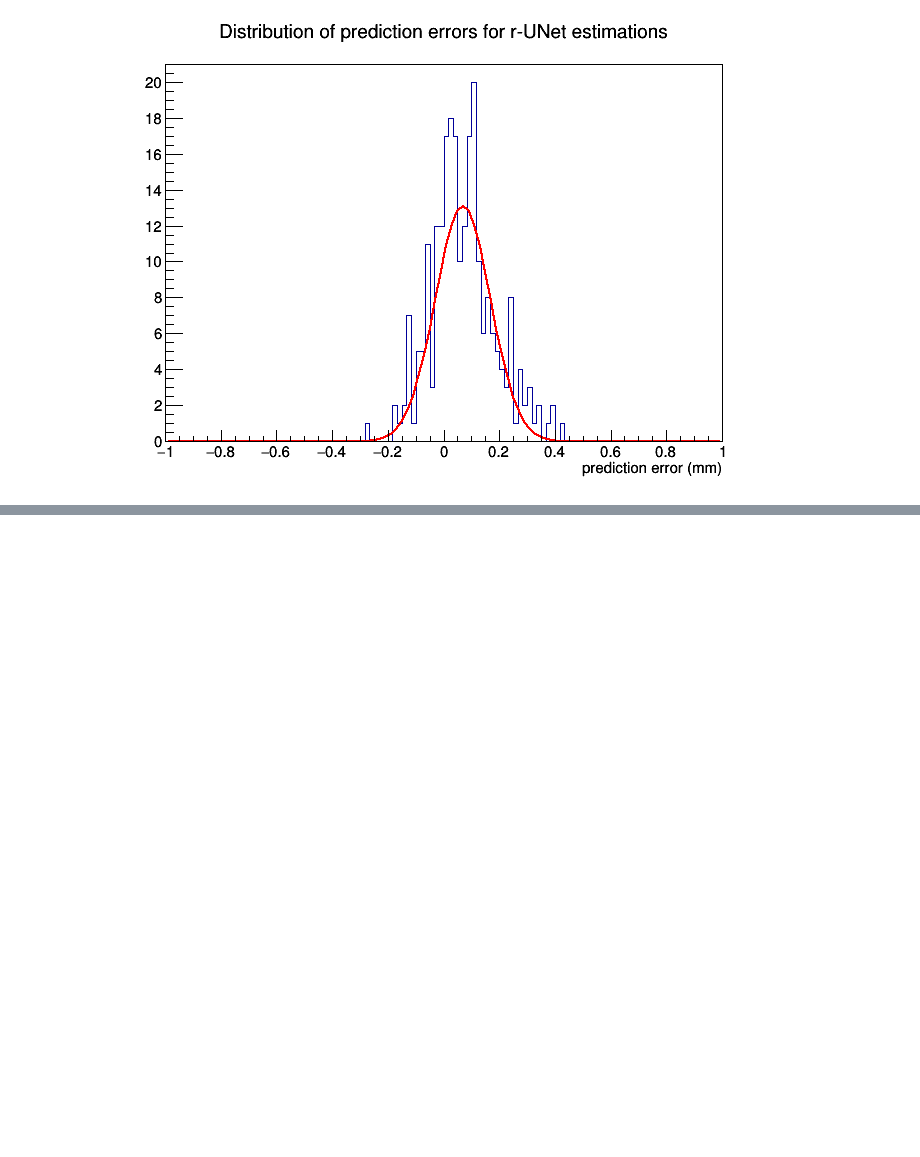
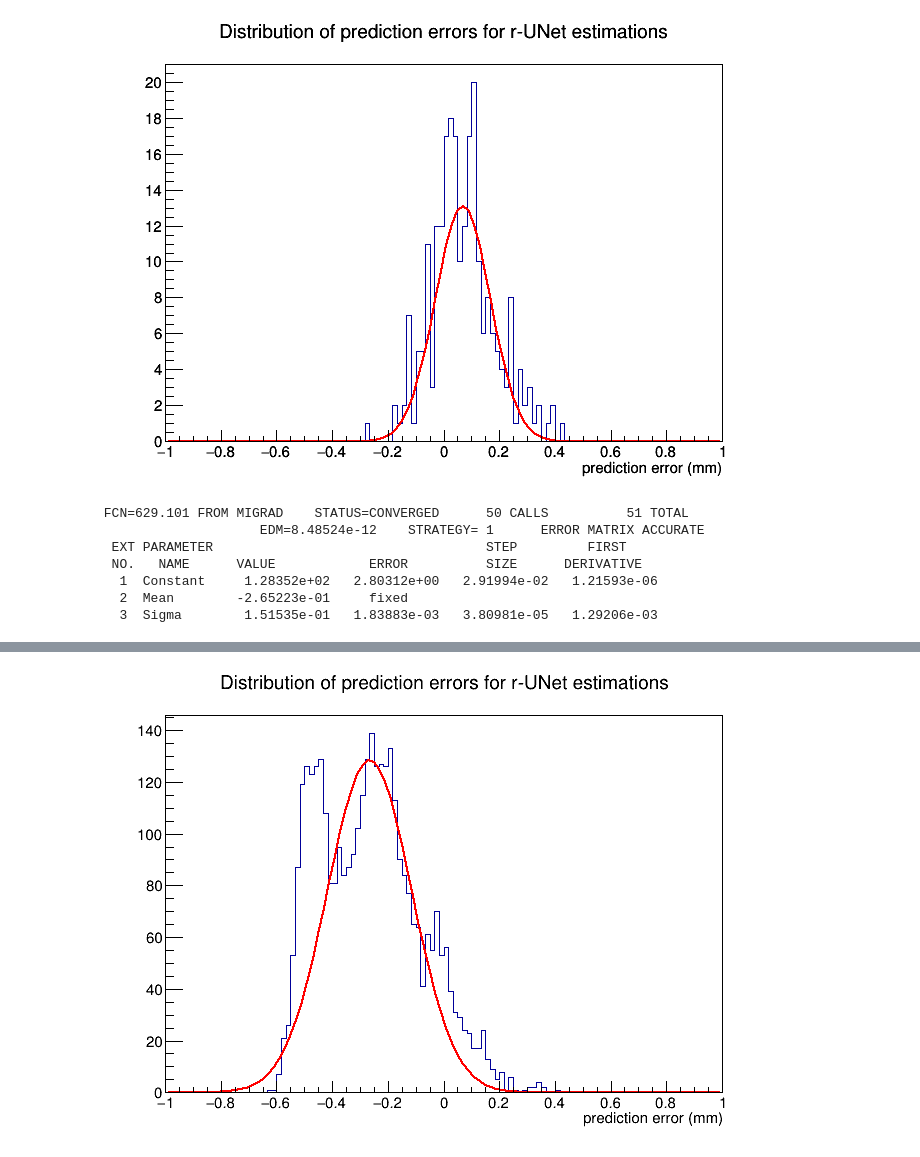
Before and after one commit to cdesio/leaf_reco, a Jupyter notebook: notebooks/Gaussian_fit_root_pytorch_data-2.ipynb, the cells around one changed output, grey strips where cells are left out. Drawn from its saved outputs; the diff is of its cells as text; code cells hidden in the pictures; blank space fills up the shorter version.

```diff
--- a/notebooks/Gaussian_fit_root_pytorch_data-2.ipynb
+++ b/notebooks/Gaussian_fit_root_pytorch_data-2.ipynb
@@ -22,9 +22,10 @@ y_pred_15mm = data_15mm['pred']
 y_true_alldata = test_ALLdata["true"]
 y_pred_alldata = test_ALLdata["pred"]
 # %%
-def gaus_fit(y_preds, y_true, keyword, n_bins = 10, histo_min = -1.0, histo_max = 1.0, key="test"):
-    true = y_true
-    preds = y_preds
+def gaus_fit(data_file, keyword, n_bins = 10, histo_min = -1.0, histo_max = 1.0, key="test"):
+    data = np.load(data_file)
+    true = data['true']
+    preds = data['pred']
 
     mean = np.mean(true-preds)
     histo = TH1F("data_{}".format(keyword),"Distribution of prediction errors for r-UNet estimations",
@@ -384,3 +385,19 @@ histo_test_small, canvas_test_small = gaus_fit(y_pred_testdata_small,
 Warning in <TROOT::Append>: Replacing existing TH1: data_test_ (Potential memory leak).
 Info in <TCanvas::Print>: png file plot.png has been created
 [figure]
+# %%
+data_6_positions = "../saved_models/trained_6positions/predicted_unseen_6positions_50epochs_0.7coeff.npz"
+# %%
+histo_test_small, canvas_test_small = gaus_fit(data_6_positions,
+                                   n_bins = 120,
+                                   keyword =  "test_",
+                                   histo_min = -1.0,
+                                   histo_max = 1.0)
+# %% [output]
+ FCN=629.101 FROM MIGRAD    STATUS=CONVERGED      50 CALLS          51 TOTAL
+                     EDM=8.48524e-12    STRATEGY= 1      ERROR MATRIX ACCURATE
+  EXT PARAMETER                                   STEP         FIRST
+  NO.   NAME      VALUE            ERROR          SIZE      DERIVATIVE
+   1  Constant     1.28352e+02   2.80312e+00   2.91994e-02   1.21593e-06
+   2  Mean        -2.65223e-01     fixed
+   3  Sigma        1.51535e-01   1.83883e-03   3.80981e-05   1.29206e-03
@@ -386,0 +406 @@ Info in <TCanvas::Print>: png file plot.png has been created
+[figure, added]
```
Also changed, not shown: parts of 1 cell of this notebook.
